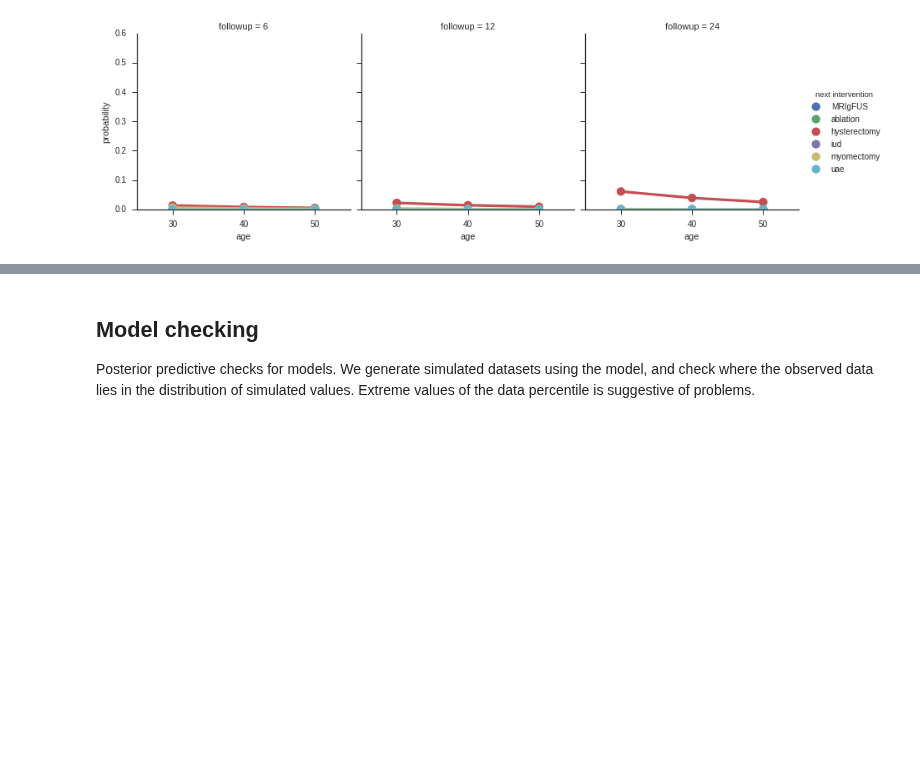
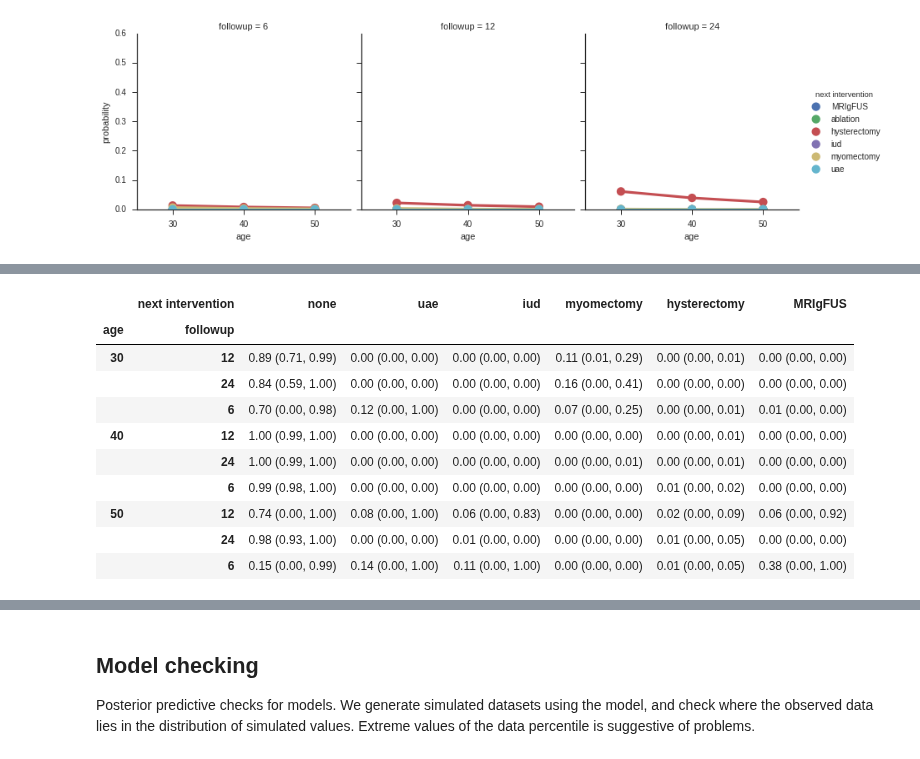
Before and after one commit to VanderbiltPopHealthSci/uterine_fibroids_MA, a Jupyter notebook: UF Interventions Meta-analysis.ipynb, the cells around one changed output, grey strips where cells are left out. Drawn from its saved outputs; the diff is of its cells as text; code cells hidden in the pictures; blank space fills up the shorter version.

```diff
--- a/UF Interventions Meta-analysis.ipynb
+++ b/UF Interventions Meta-analysis.ipynb
@@ -819,0 +889,14 @@ factorplot(med_manage_table)
+# %%
+formatted_tables['myomectomy']
+# %% [output]
+|  | next intervention | none | uae | iud | myomectomy | hysterectomy | MRIgFUS |
+| age | followup |  |  |  |  |  |  |
+| 30 | 12 | 0.89 (0.71, 0.99) | 0.00 (0.00, 0.00) | 0.00 (0.00, 0.00) | 0.11 (0.01, 0.29) | 0.00 (0.00, 0.01) | 0.00 (0.00, 0.00) |
+|  | 24 | 0.84 (0.59, 1.00) | 0.00 (0.00, 0.00) | 0.00 (0.00, 0.00) | 0.16 (0.00, 0.41) | 0.00 (0.00, 0.00) | 0.00 (0.00, 0.00) |
+|  | 6 | 0.70 (0.00, 0.98) | 0.12 (0.00, 1.00) | 0.00 (0.00, 0.00) | 0.07 (0.00, 0.25) | 0.00 (0.00, 0.01) | 0.01 (0.00, 0.00) |
+| 40 | 12 | 1.00 (0.99, 1.00) | 0.00 (0.00, 0.00) | 0.00 (0.00, 0.00) | 0.00 (0.00, 0.00) | 0.00 (0.00, 0.01) | 0.00 (0.00, 0.00) |
+|  | 24 | 1.00 (0.99, 1.00) | 0.00 (0.00, 0.00) | 0.00 (0.00, 0.00) | 0.00 (0.00, 0.01) | 0.00 (0.00, 0.01) | 0.00 (0.00, 0.00) |
+|  | 6 | 0.99 (0.98, 1.00) | 0.00 (0.00, 0.00) | 0.00 (0.00, 0.00) | 0.00 (0.00, 0.00) | 0.01 (0.00, 0.02) | 0.00 (0.00, 0.00) |
+| 50 | 12 | 0.74 (0.00, 1.00) | 0.08 (0.00, 1.00) | 0.06 (0.00, 0.83) | 0.00 (0.00, 0.00) | 0.02 (0.00, 0.09) | 0.06 (0.00, 0.92) |
+|  | 24 | 0.98 (0.93, 1.00) | 0.00 (0.00, 0.00) | 0.01 (0.00, 0.00) | 0.00 (0.00, 0.00) | 0.01 (0.00, 0.05) | 0.00 (0.00, 0.00) |
+|  | 6 | 0.15 (0.00, 0.99) | 0.14 (0.00, 1.00) | 0.11 (0.00, 1.00) | 0.00 (0.00, 0.00) | 0.01 (0.00, 0.05) | 0.38 (0.00, 1.00) |
```
Also changed, not shown: parts of 14 cells of this notebook.
